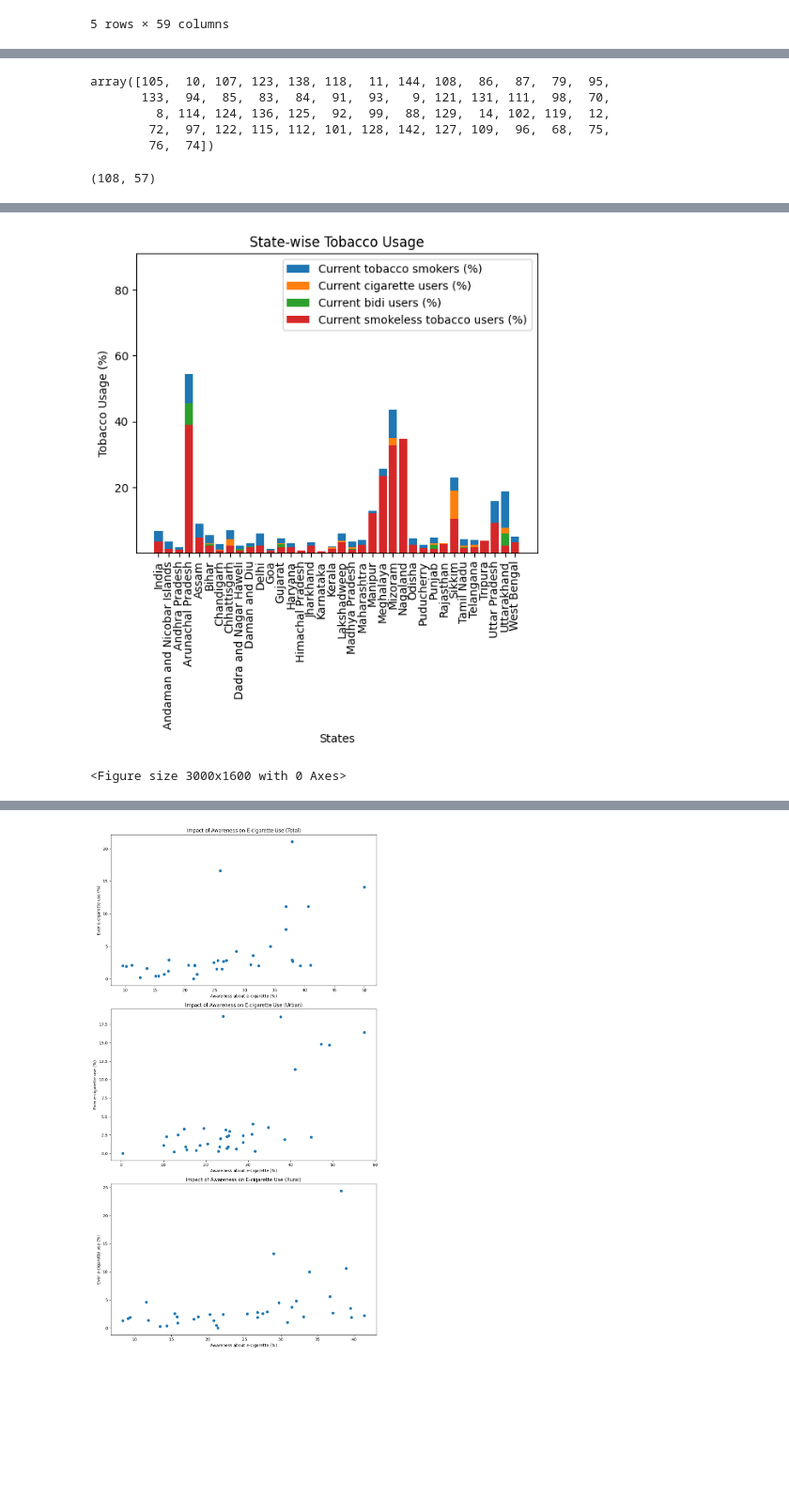
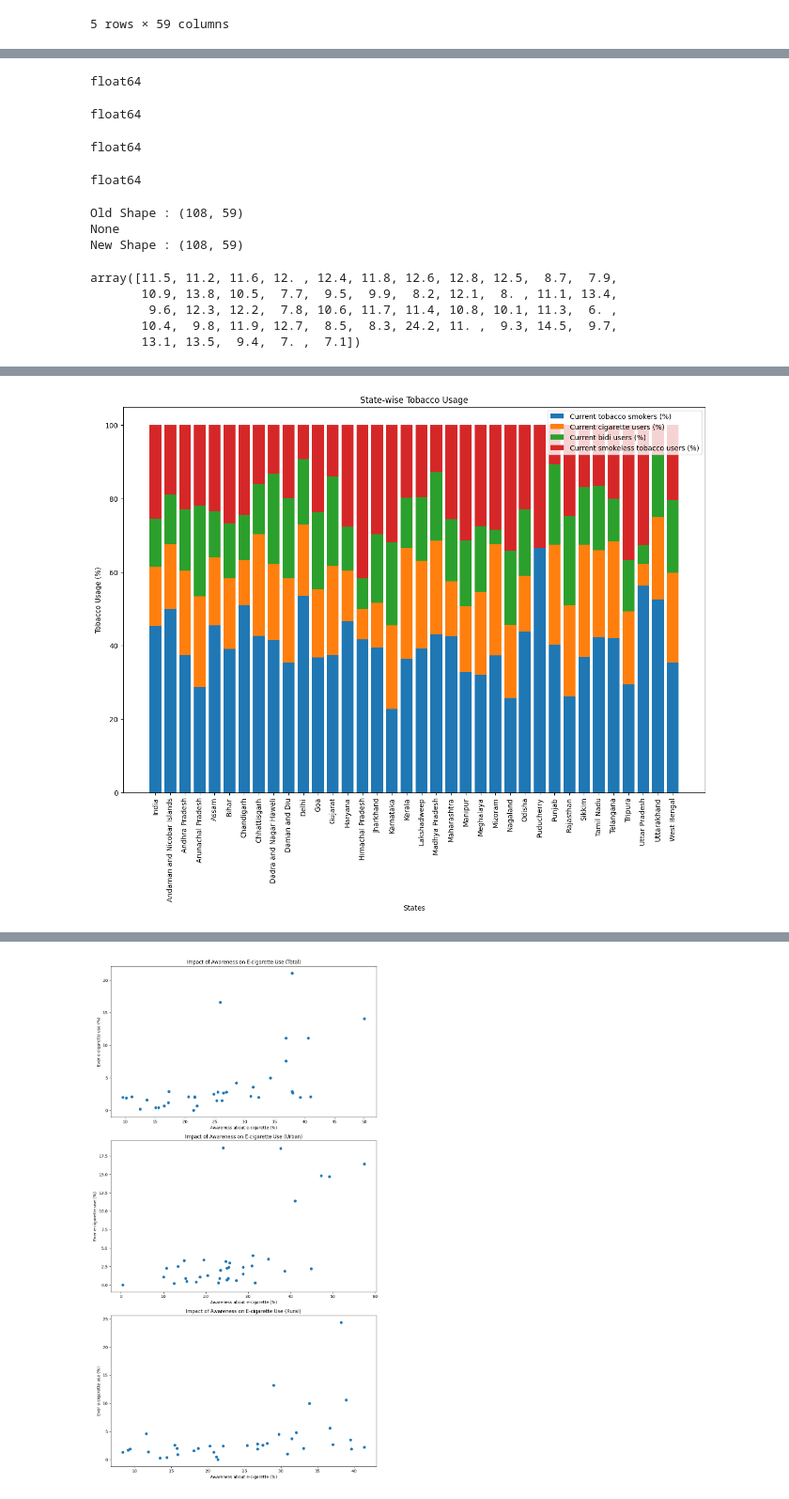
Before and after one commit to abdulhakkeempa/indian-tobacco-analysis, a Jupyter notebook: tobacco_analysis_python.ipynb, the cells around one changed output, grey strips where cells are left out. Shown at 94% size. Cells and saved outputs as stored; diff of their text form; code cells hidden in the pictures; blank space fills up the shorter version.

Commit message:
some bugs fixed & visualizations improved.

```diff
--- a/tobacco_analysis_python.ipynb
+++ b/tobacco_analysis_python.ipynb
@@ -110,15 +87,44 @@ df.dropna(inplace=True)
+# %%
+df['Bought Cigarette as individual sticks in past 30 days    (%)'] = df['Bought Cigarette as individual sticks in past 30 days    (%)'].replace('35,2', 35)
+print(df['Bought Cigarette as individual sticks in past 30 days    (%)'].dtype)
+# %% [output]
+float64
+# %%
+df['Median age of initiation of Bidi (in years)'] = df['Median age of initiation of Bidi (in years)'].replace('<7.0', 6)
+print(df['Median age of initiation of Bidi (in years)'].dtype)
+# %% [output]
+float64
+# %%
+df['Median age of initiation of smokeless tobacco (in years)'] = df['Median age of initiation of smokeless tobacco (in years)'].replace('<7', 6)
+df['Median age of initiation of smokeless tobacco (in years)'] = df['Median age of initiation of smokeless tobacco (in years)'].replace('--', 0)
+df['Median age of initiation of smokeless tobacco (in years)'] = df['Median age of initiation of smokeless tobacco (in years)'].replace('<7.0', 6)
+df['Median age of initiation of smokeless tobacco (in years)'] = df['Median age of initiation of smokeless tobacco (in years)'].replace(0, df['Median age of initiation of smokeless tobacco (in years)'].median())
+print(df['Median age of initiation of smokeless tobacco (in years)'].dtype)
+# %% [output]
+float64
+# %%
+df['Median age of initiation of Cigarette (in years)'] = df['Median age of initiation of Cigarette (in years)'].replace('--', 0)
+df['Median age of initiation of Cigarette (in years)'] = df['Median age of initiation of Cigarette (in years)'].replace('<7', 6)
+df['Median age of initiation of Cigarette (in years)'] = df['Median age of initiation of Cigarette (in years)'].replace(0, df['Median age of initiation of Cigarette (in years)'].median())
+print(df['Median age of initiation of smokeless tobacco (in years)'].dtype)
+# %% [output]
+float64
+# %%
+print(f"Old Shape : {df.shape}")
+print(df.dropna(inplace=True))
+print(f"New Shape : {df.shape}")
+# %% [output]
+Old Shape : (108, 59)
+None
+New Shape : (108, 59)
 # %%
-df['Median age of initiation of Bidi (in years)'].unique()
+df['Median age of initiation of Cigarette (in years)'].unique()
 # %% [output]
-array([105,  10, 107, 123, 138, 118,  11, 144, 108,  86,  87,  79,  95,
-       133,  94,  85,  83,  84,  91,  93,   9, 121, 131, 111,  98,  70,
-         8, 114, 124, 136, 125,  92,  99,  88, 129,  14, 102, 119,  12,
-        72,  97, 122, 115, 112, 101, 128, 142, 127, 109,  96,  68,  75,
-        76,  74])
+array([11.5, 11.2, 11.6, 12. , 12.4, 11.8, 12.6, 12.8, 12.5,  8.7,  7.9,
+       10.9, 13.8, 10.5,  7.7,  9.5,  9.9,  8.2, 12.1,  8. , 11.1, 13.4,
+        9.6, 12.3, 12.2,  7.8, 10.6, 11.7, 11.4, 10.8, 10.1, 11.3,  6. ,
+       10.4,  9.8, 11.9, 12.7,  8.5,  8.3, 24.2, 11. ,  9.3, 14.5,  9.7,
+       13.1, 13.5,  9.4,  7. ,  7.1])
-# %%
-print(df.shape)
-# %% [output]
-(108, 57)
 # %%
 for col in df.columns:
   display(df[col].unique)
@@ -145,46 +151,42 @@ Schools followed ‘tobacco-free school’ guidelines  (%)
 Schools aware of the policy for displaying ‘tobacco-free school’ board  (%)
 # %%
 import matplotlib.pyplot as plt
+import numpy as np
 
 # Assuming 'df' is your DataFrame and 'State/UT' is the column with state names
 states = df['State/UT'].unique()
 
 # Specify the tobacco usage types you're interested in
 tobacco_usage_types = ['Current tobacco smokers (%)', 'Current cigarette users (%)', 'Current bidi users (%)', 'Current smokeless tobacco users (%)']
 
-# For each state, get the mean usage for each type
-usage_data = {state: [df[df['State/UT'] == state][usage_type].mean() for usage_type in tobacco_usage_types] for state in states}
+# For each state, get the mean usage for each type and normalize the data
+usage_data = {state: [df[(df['Area'] == "Total") & (df['State/UT'] == state)][usage_type].mean() for usage_type in tobacco_usage_types] for state in states}
+usage_data = {state: [value/sum(values)*100 for value in values] for state, values in usage_data.items()}
 
 # Create a figure and a set of subplots
-fig, ax = plt.subplots()
+fig, ax = plt.subplots(figsize=(15, 10))
 
 # The x locations for the groups
 ind = range(len(states))
 
 # Create the bars
+bottom = np.zeros(len(states))
 for i, usage_type in enumerate(tobacco_usage_types):
-    ax.bar(ind, [usage_data[state][i] for state in states], label=usage_type)
+    values = [usage_data[state][i] for state in states]
+    ax.bar(ind, values, bottom=bottom, label=usage_type)
+    bottom += values
 
 # Add some text for labels, title, and custom x-axis tick labels, etc.
 ax.set_xlabel('States')
 ax.set_ylabel('Tobacco Usage (%)')
 ax.set_title('State-wise Tobacco Usage')
 ax.set_xticks(ind)
 ax.set_xticklabels(states)
 ax.legend()
 
-# Set the y-axis range based on "Ever tobacco users (%)"
-min_val = df['Ever tobacco users (%)'].min()
-max_val = df['Ever tobacco users (%)'].max()
-ax.set_ylim([min_val, max_val])
-
 # Rotate the x-axis labels for better visibility
 plt.xticks(rotation=90)
 
-plt.figure(figsize=(30,16))
-
-# Show the plot
 plt.show()
 # %% [output]
-[figure, old version]
+[figure, new version]
-<Figure size 3000x1600 with 0 Axes>
```
Also changed, not shown: parts of 25 cells of this notebook.
